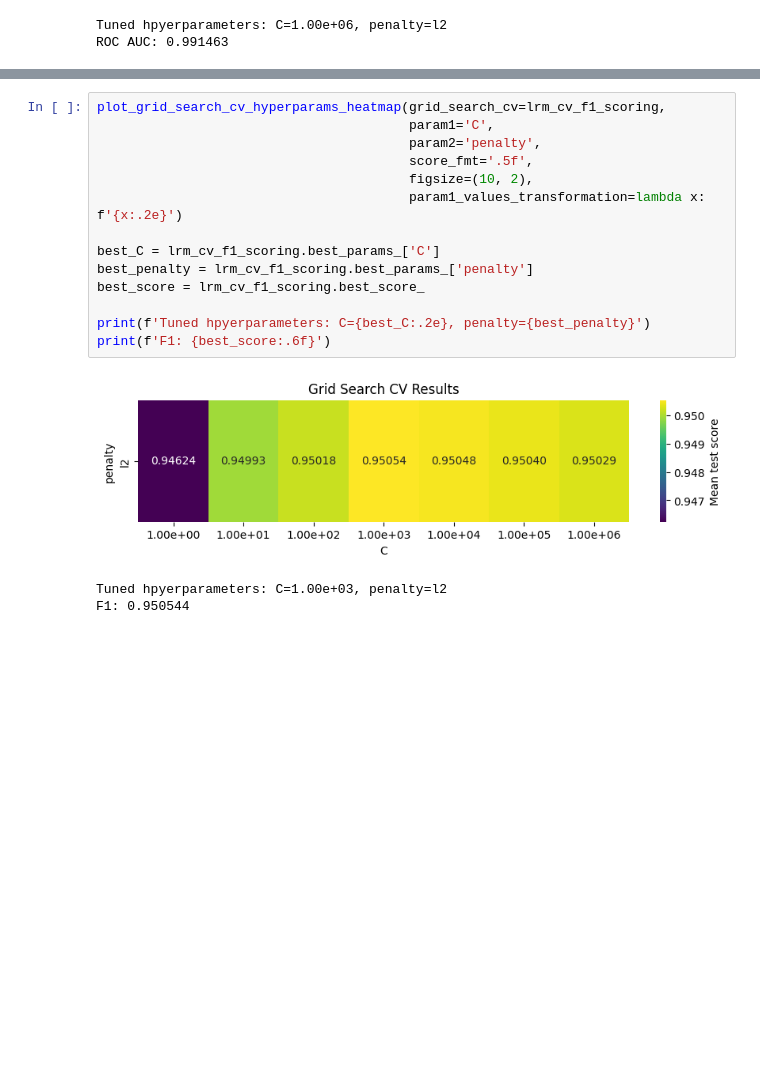
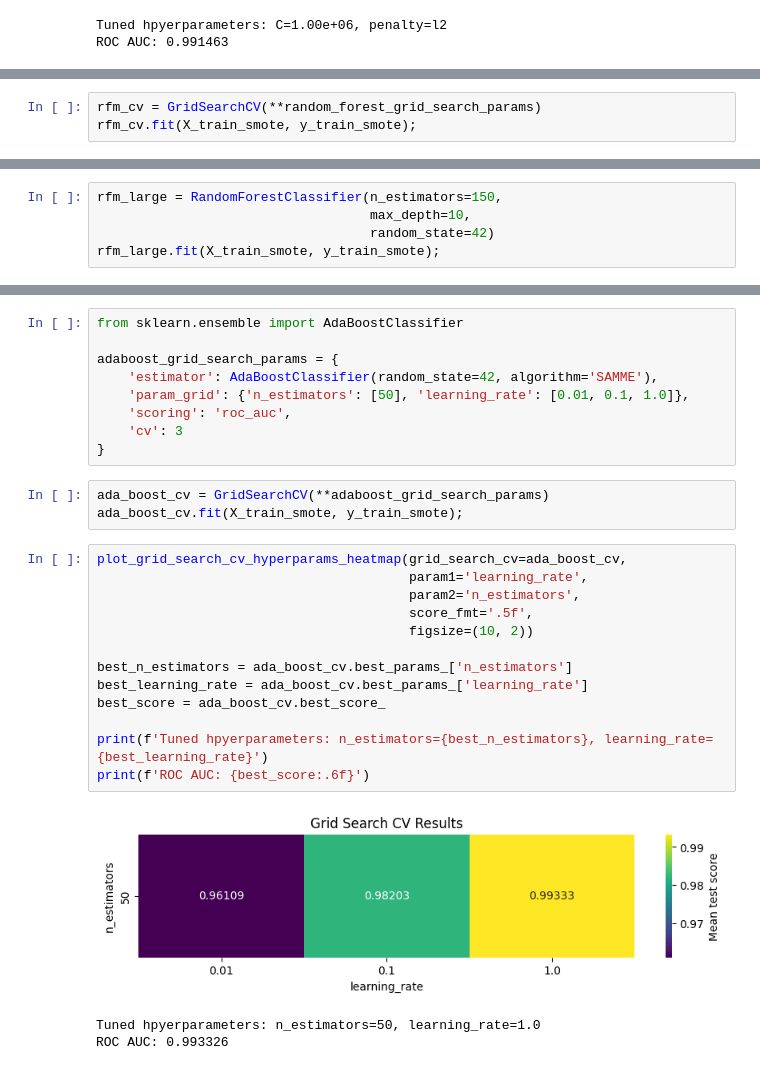
Before and after one commit to k-kalita/credit-card-fraud-detection, a Jupyter notebook: credit_card_fraud_detection.ipynb, the cells around one changed output, grey strips where cells are left out. Drawn from its saved outputs; the diff is of its cells as text; blank space fills up the shorter version.

Commit message:
Train and test random forest, adaptive boosting,  k-nearest neighbors, neural network and voting classifier models Add descriptions and README

```diff
--- a/credit_card_fraud_detection.ipynb
+++ b/credit_card_fraud_detection.ipynb
@@ -278,0 +331,3 @@ lrm_cv_f1_scoring.fit(X_train_smote, y_train_smote);
+# %%
+rfm_cv = GridSearchCV(**random_forest_grid_search_params)
+rfm_cv.fit(X_train_smote, y_train_smote);
@@ -278,0 +366,5 @@ lrm_cv_f1_scoring.fit(X_train_smote, y_train_smote);
+# %%
+rfm_large = RandomForestClassifier(n_estimators=150,
+                                   max_depth=10,
+                                   random_state=42)
+rfm_large.fit(X_train_smote, y_train_smote);
@@ -279,18 +387,29 @@ lrm_cv_f1_scoring.fit(X_train_smote, y_train_smote);
+# %%
+from sklearn.ensemble import AdaBoostClassifier
+
+adaboost_grid_search_params = {
+    'estimator': AdaBoostClassifier(random_state=42, algorithm='SAMME'),
+    'param_grid': {'n_estimators': [50], 'learning_rate': [0.01, 0.1, 1.0]},
+    'scoring': 'roc_auc',
+    'cv': 3
+}
+# %%
+ada_boost_cv = GridSearchCV(**adaboost_grid_search_params)
+ada_boost_cv.fit(X_train_smote, y_train_smote);
 # %%
-plot_grid_search_cv_hyperparams_heatmap(grid_search_cv=lrm_cv_f1_scoring,
-                                        param1='C',
-                                        param2='penalty',
+plot_grid_search_cv_hyperparams_heatmap(grid_search_cv=ada_boost_cv,
+                                        param1='learning_rate',
+                                        param2='n_estimators',
                                         score_fmt='.5f',
-                                        figsize=(10, 2),
-                                        param1_values_transformation=lambda x: f'{x:.2e}')
+                                        figsize=(10, 2))
 
-best_C = lrm_cv_f1_scoring.best_params_['C']
-best_penalty = lrm_cv_f1_scoring.best_params_['penalty']
-best_score = lrm_cv_f1_scoring.best_score_
+best_n_estimators = ada_boost_cv.best_params_['n_estimators']
+best_learning_rate = ada_boost_cv.best_params_['learning_rate']
+best_score = ada_boost_cv.best_score_
 
-print(f'Tuned hpyerparameters: C={best_C:.2e}, penalty={best_penalty}')
-print(f'F1: {best_score:.6f}')
+print(f'Tuned hpyerparameters: n_estimators={best_n_estimators}, learning_rate={best_learning_rate}')
+print(f'ROC AUC: {best_score:.6f}')
 # %% [output]
-[figure, old version]
+[figure, new version]
-Tuned hpyerparameters: C=1.00e+03, penalty=l2
-F1: 0.950544
+Tuned hpyerparameters: n_estimators=50, learning_rate=1.0
+ROC AUC: 0.993326
```
Also changed, not shown: parts of 44 cells of this notebook, 2 other files.
